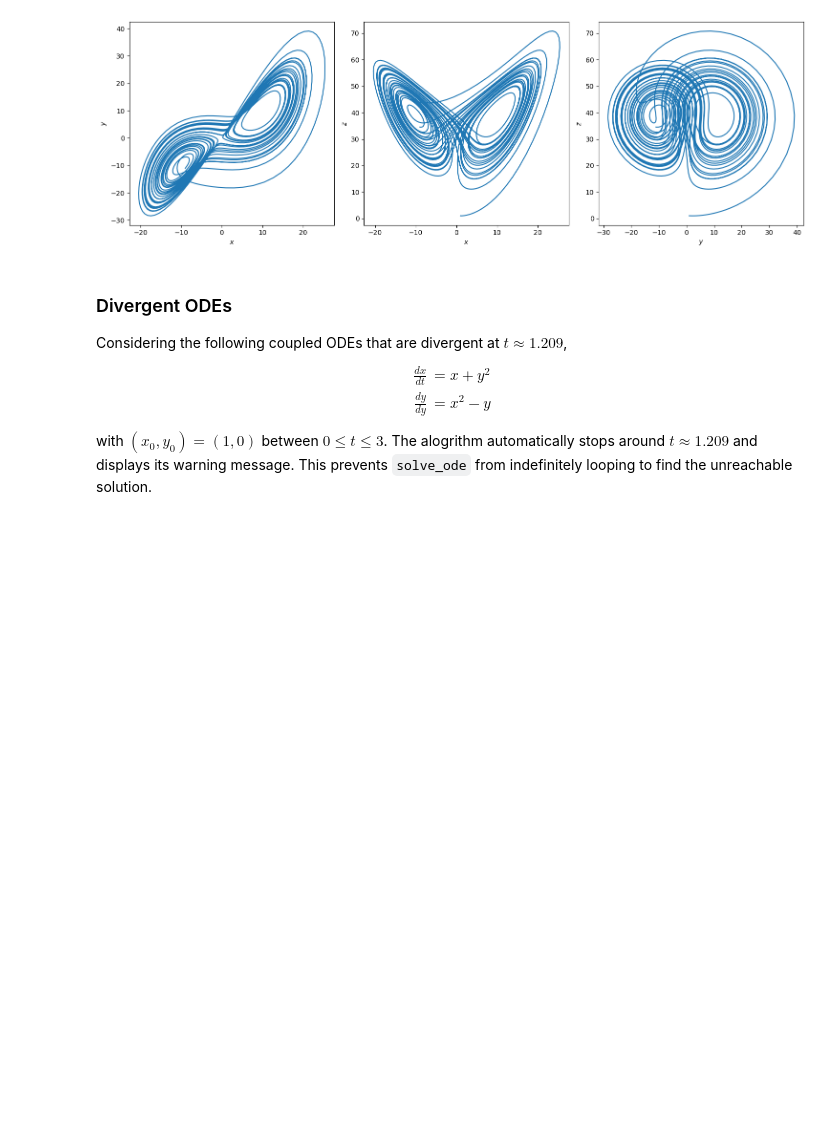
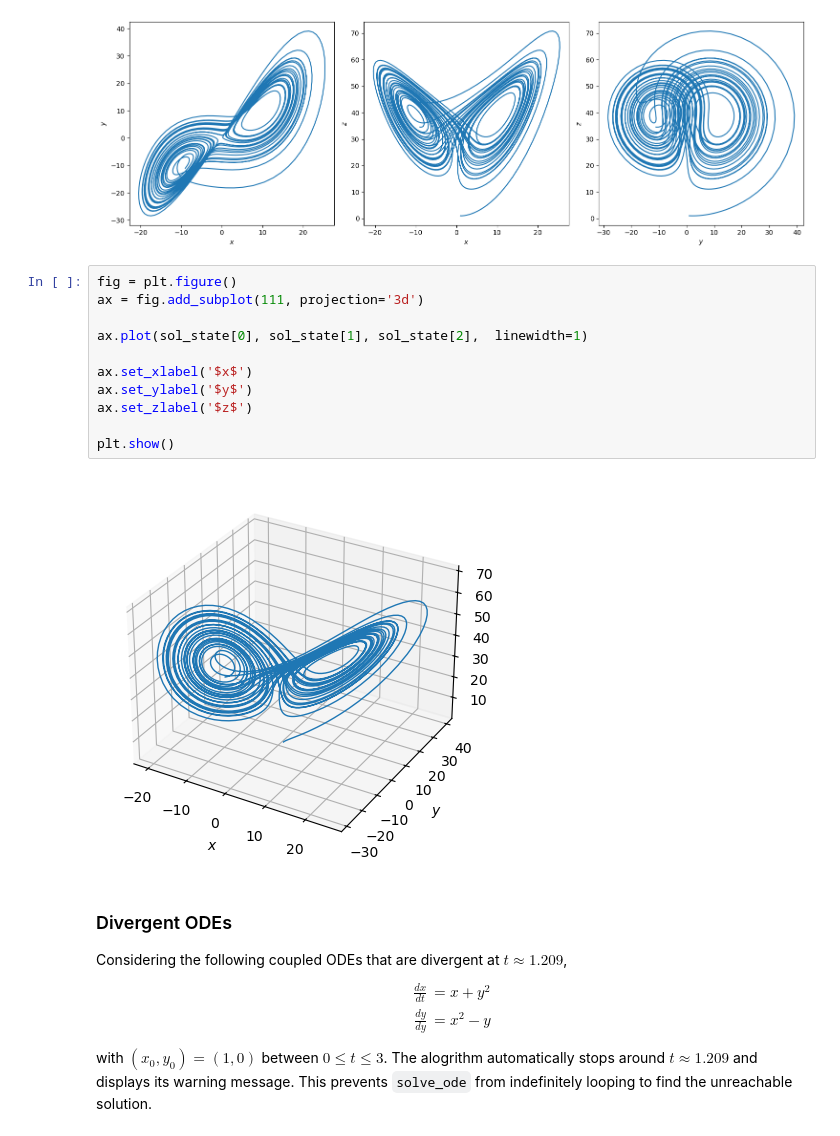
Before and after one commit to yenhsunlin/hybrid_RK, a Jupyter notebook: examples/example.ipynb, the cells around one changed output. Drawn from its saved outputs; the diff is of its cells as text; blank space fills up the shorter version.

```diff
--- a/examples/example.ipynb
+++ b/examples/example.ipynb
@@ -85,6 +96,19 @@ plt.tight_layout()
 plt.show()
 # %% [output]
 [figure]
+# %%
+fig = plt.figure()
+ax = fig.add_subplot(111, projection='3d')
+
+ax.plot(sol_state[0], sol_state[1], sol_state[2],  linewidth=1)
+
+ax.set_xlabel('$x$')
+ax.set_ylabel('$y$')
+ax.set_zlabel('$z$')
+
+plt.show()
+# %% [output]
+[figure, added]
 # %% [markdown]
 ### Divergent ODEs
 
```
Also changed, not shown: parts of 3 cells of this notebook.
